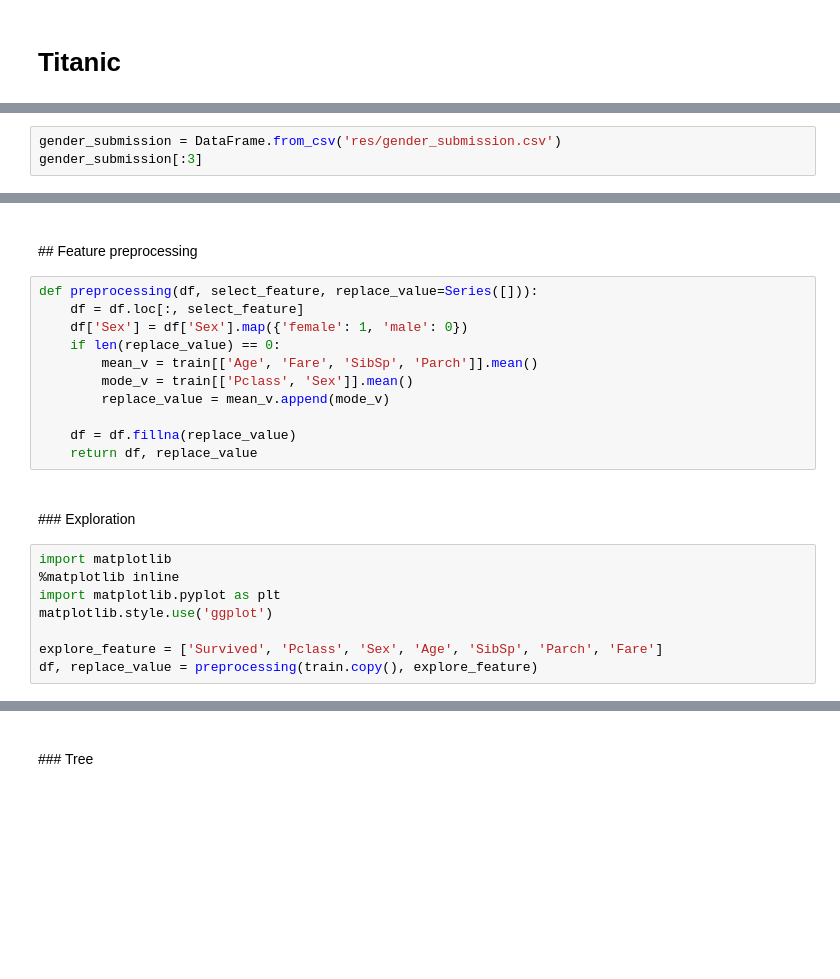
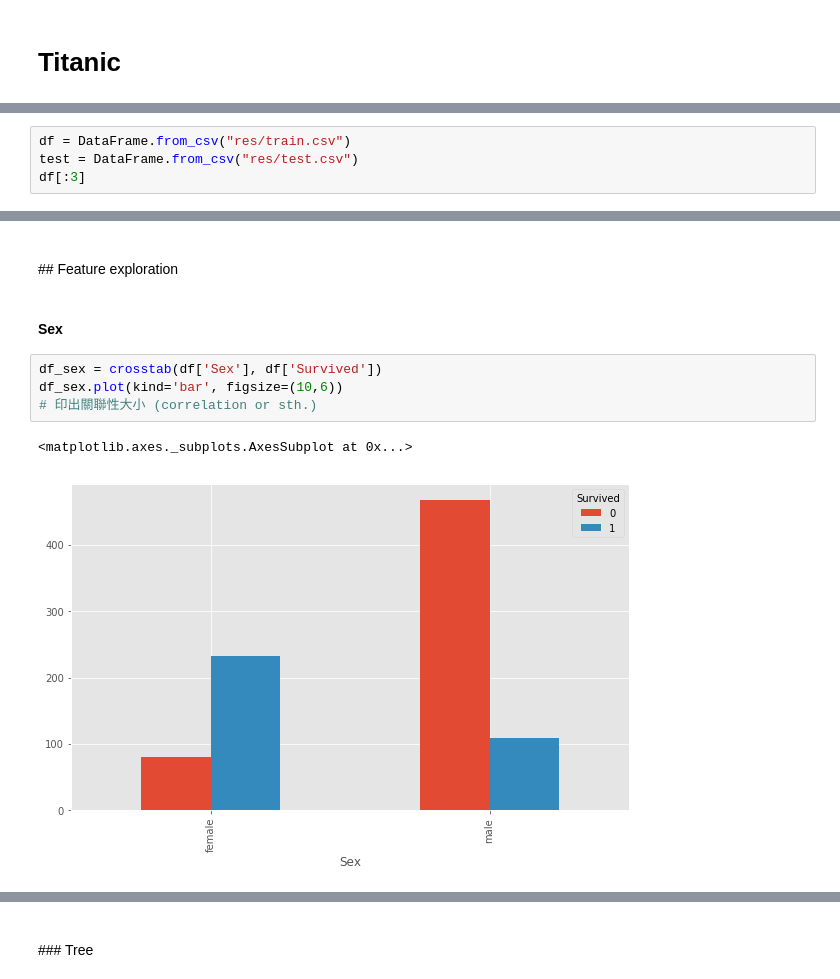
Before and after one commit to bethtseng/titanic, a Jupyter notebook: titanic.ipynb, the cells around one changed output, grey strips where cells are left out. Drawn from its saved outputs; the diff is of its cells as text; blank space fills up the shorter version.

Commit message:
explore features and visualization

```diff
--- a/titanic.ipynb
+++ b/titanic.ipynb
@@ -14,4 +32,5 @@ import matplotlib.pyplot as plt
 # %%
-gender_submission = DataFrame.from_csv('res/gender_submission.csv')
-gender_submission[:3]
+df = DataFrame.from_csv("res/train.csv")
+test = DataFrame.from_csv("res/test.csv")
+df[:3]
 # %% [output]
@@ -49,25 +54,13 @@ train[:3]
 # %% [markdown]
 <br>
-## Feature preprocessing
+## Feature exploration
-# %%
-def preprocessing(df, select_feature, replace_value=Series([])):
-    df = df.loc[:, select_feature]
-    df['Sex'] = df['Sex'].map({'female': 1, 'male': 0})
-    if len(replace_value) == 0:
-        mean_v = train[['Age', 'Fare', 'SibSp', 'Parch']].mean()
-        mode_v = train[['Pclass', 'Sex']].mean()
-        replace_value = mean_v.append(mode_v)
-
-    df = df.fillna(replace_value)
-    return df, replace_value
 # %% [markdown]
 <br>
-### Exploration
+<b> Sex
-# %%
-import matplotlib
-%matplotlib inline
-import matplotlib.pyplot as plt
-matplotlib.style.use('ggplot')
-
-explore_feature = ['Survived', 'Pclass', 'Sex', 'Age', 'SibSp', 'Parch', 'Fare']
-df, replace_value = preprocessing(train.copy(), explore_feature)
+# %%
+df_sex = crosstab(df['Sex'], df['Survived'])
+df_sex.plot(kind='bar', figsize=(10,6))
+# 印出關聯性大小 (correlation or sth.)
+# %% [output]
+<matplotlib.axes._subplots.AxesSubplot at 0x...>
+[figure, added]
```
Also changed, not shown: parts of 27 cells of this notebook, 1 other file.
